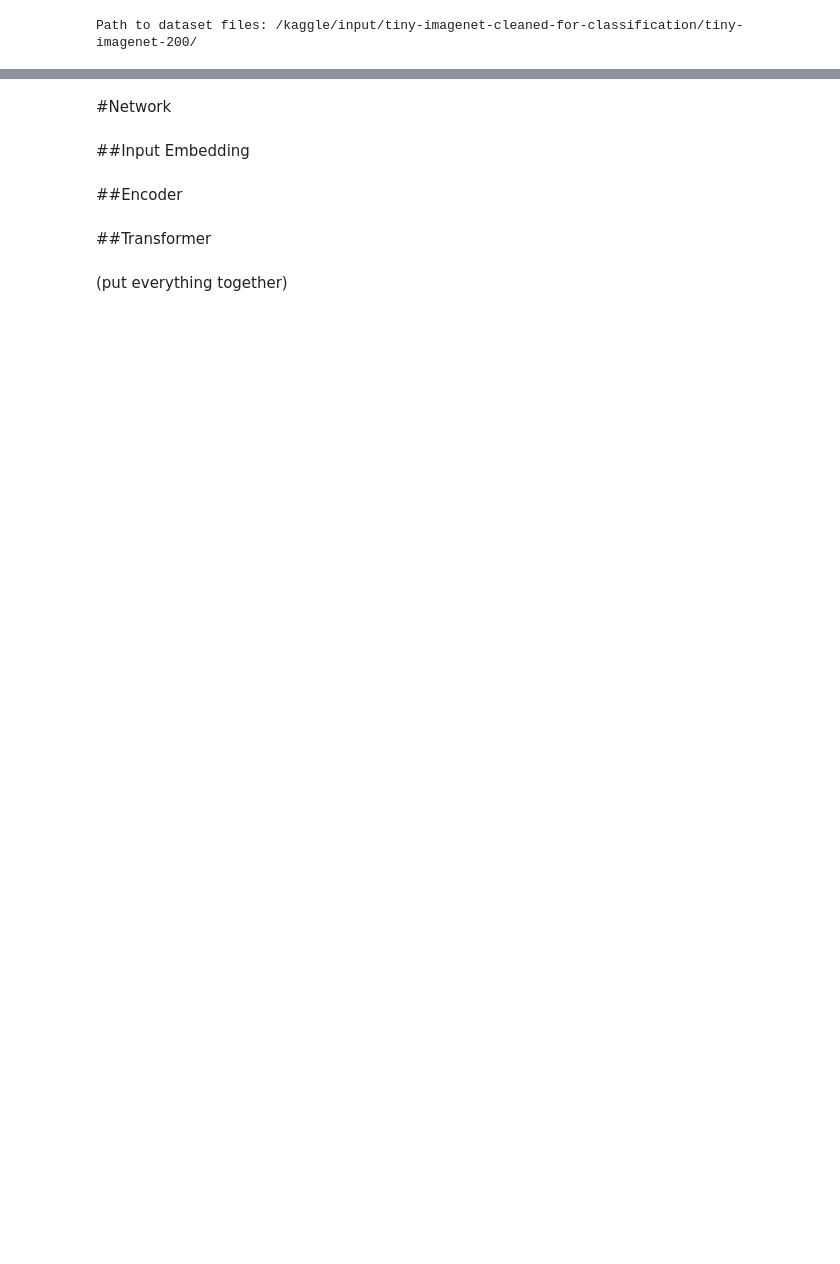
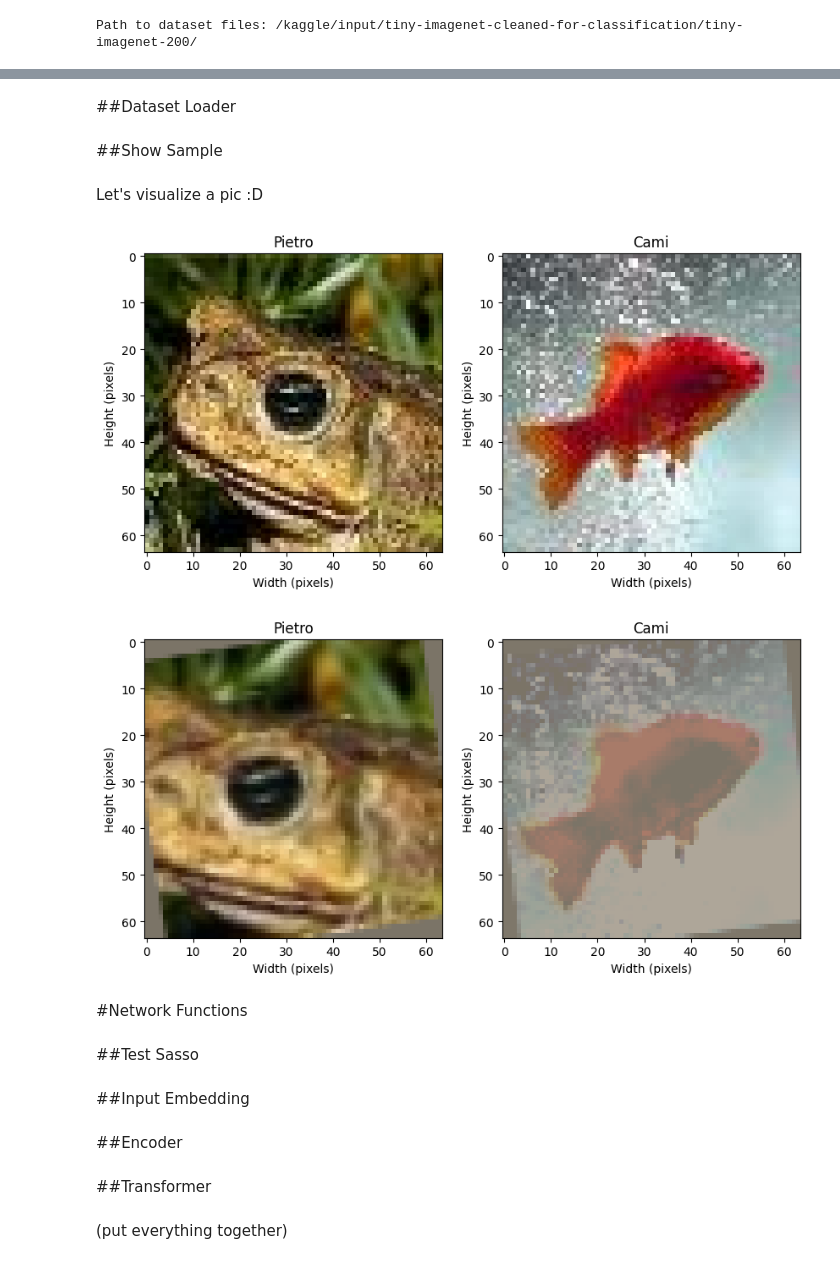
Before and after one commit to Sassotek/Mechanistic-Interpretability-for-Vision-Models-Optimization, a Jupyter notebook: Mechanistic_Interpretability_for_Vision_Models_Optimization_code.ipynb, the cells around one changed output, grey strips where cells are left out. Drawn from its saved outputs; the diff is of its cells as text; code cells hidden in the pictures; blank space fills up the shorter version.

```diff
--- a/Mechanistic_Interpretability_for_Vision_Models_Optimization_code.ipynb
+++ b/Mechanistic_Interpretability_for_Vision_Models_Optimization_code.ipynb
@@ -248,0 +398,34 @@ print_dataset_structure(data_path)
+# %%
+#Must apply the essentials transforms
+def DataTransform(image, label, size = (image_size, image_size)):
+
+  image_t=None
+  # Convert to tensor if needed
+  if not isinstance(image, torch.Tensor):
+    image_t = transforms.ToTensor()(image)
+
+  #encode label
+  label_t = labels_encoding[label]
+
+  #normalizzation
+  image_t = TF.normalize(
+            image_t,
+            mean=[0.485, 0.456, 0.406],
+            std=[0.229, 0.224, 0.225]
+        )
+  #resizing (?)
+
+  result = {'image': image_t, 'label': label_t}
+  return result
+# %%
+
+def denormalize(tensor, mean, std):
+    """
+    tensor: torch.Tensor C×H×W normalized
+    mean, std: liste di lunghezza C
+    return: torch.Tensor C×H×W denormalized
+    """
+    mean = torch.tensor(mean, dtype=tensor.dtype, device=tensor.device).view(-1,1,1)
+    std  = torch.tensor(std,  dtype=tensor.dtype, device=tensor.device).view(-1,1,1)
+    img = tensor * std + mean
+    return img.clamp(0, 1)
@@ -248,0 +487,2 @@ print_dataset_structure(data_path)
+# %% [markdown]
+##Dataset Loader
@@ -248,0 +575,2 @@ print_dataset_structure(data_path)
+# %% [markdown]
+##Show Sample
@@ -249,2 +661,16 @@ print_dataset_structure(data_path)
+# %% [markdown]
+Let's visualize a pic :D
+# %%
+mode = 'train'
+datset_1 = DatasetLoader(data_path, mode, augmentation=False)
+datset_2 = DatasetLoader(data_path, mode, augmentation=True)
+#show_sample_1(datset_1, 'n01644900', 0, 'n01443537', 0)
+show_sample_2(datset_1, mode, 'n01644900', 0, 'n01443537', 0)
+show_sample_2(datset_2, mode, 'n01644900', 0, 'n01443537', 0)
+# %% [output]
+[figure, added]
+[figure, added]
 # %% [markdown]
-#Network
+#Network Functions
+# %% [markdown]
+##Test Sasso
```
Also changed, not shown: parts of 45 cells of this notebook.
